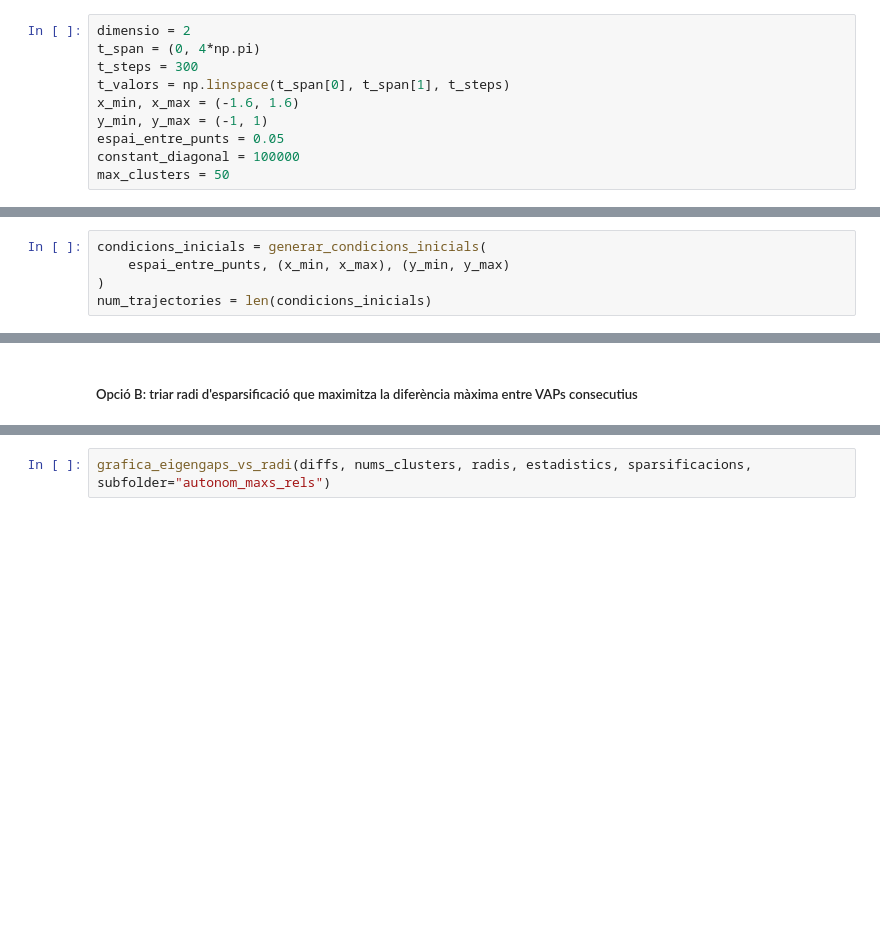
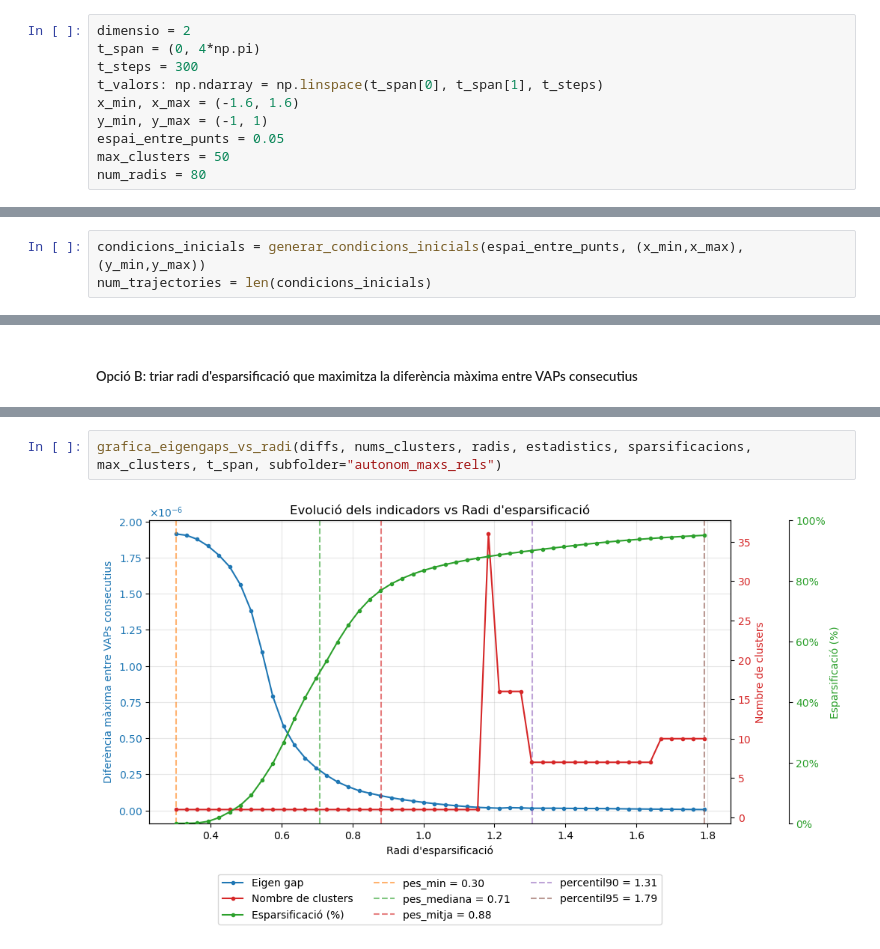
Before and after one commit to victor-lopz/spectral-clustering, a Jupyter notebook: notebooks/duffing_autonom.ipynb, the cells around one changed output, grey strips where cells are left out. Drawn from its saved outputs; the diff is of its cells as text; blank space fills up the shorter version.

Commit message:
2 notebooks save progress and visuals

```diff
--- a/notebooks/duffing_autonom.ipynb
+++ b/notebooks/duffing_autonom.ipynb
@@ -17,9 +18,9 @@ np.set_printoptions(precision=3, suppress=True)
 dimensio = 2
 t_span = (0, 4*np.pi)
 t_steps = 300
-t_valors = np.linspace(t_span[0], t_span[1], t_steps)
+t_valors: np.ndarray = np.linspace(t_span[0], t_span[1], t_steps)
 x_min, x_max = (-1.6, 1.6)
 y_min, y_max = (-1, 1)
 espai_entre_punts = 0.05
-constant_diagonal = 100000
 max_clusters = 50
+num_radis = 80
@@ -28,5 +27,3 @@ max_clusters = 50
 # %%
-condicions_inicials = generar_condicions_inicials(
-    espai_entre_punts, (x_min, x_max), (y_min, y_max)
-)
+condicions_inicials = generar_condicions_inicials(espai_entre_punts, (x_min,x_max), (y_min,y_max))
 num_trajectories = len(condicions_inicials)
@@ -90,2 +116,4 @@ grafica_clusters_maxs_rel(indexs_max_rel, radis, sparsificacions,
 # %%
-grafica_eigengaps_vs_radi(diffs, nums_clusters, radis, estadistics, sparsificacions, subfolder="autonom_maxs_rels")
+grafica_eigengaps_vs_radi(diffs, nums_clusters, radis, estadistics, sparsificacions, max_clusters, t_span, subfolder="autonom_maxs_rels")
+# %% [output]
+[figure, added]
```
Also changed, not shown: parts of 20 cells of this notebook, 1 other file.
